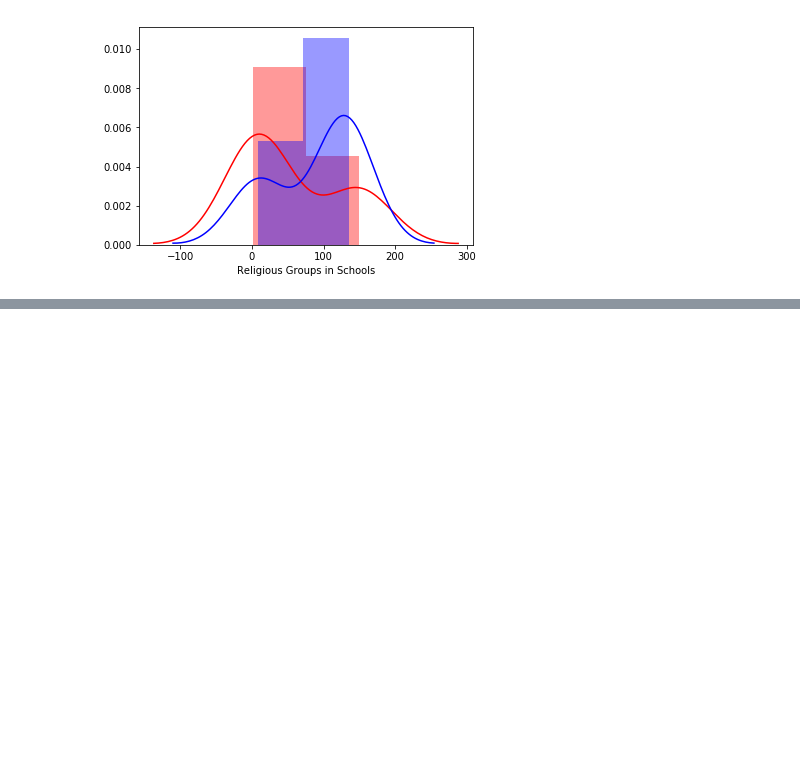
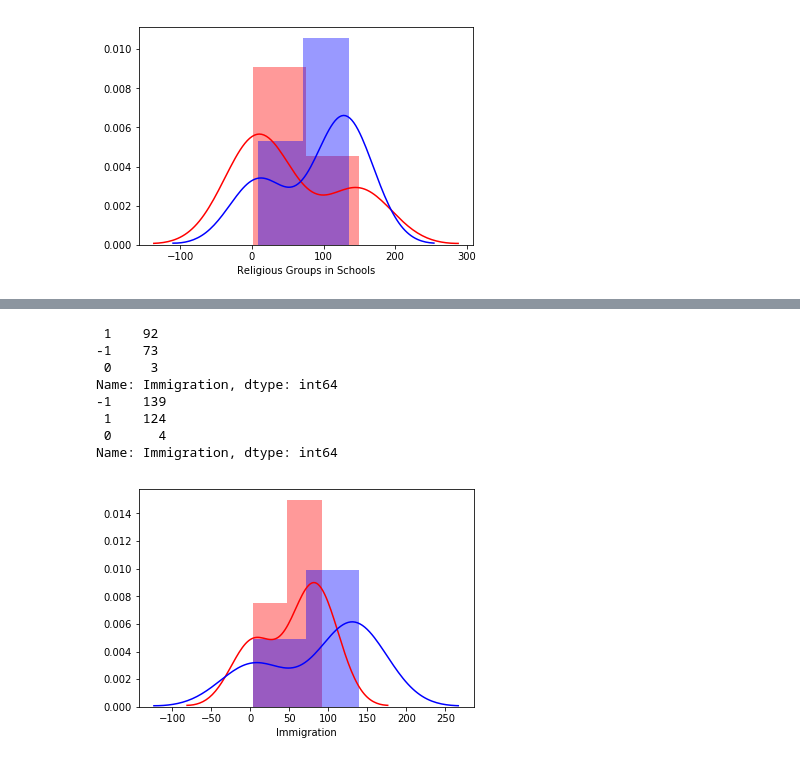
Before and after one commit to npgeorge/DS-Unit-1-Sprint-3-Statistical-Tests-and-Experiments, a Jupyter notebook: Nicholas_George_LS_DS_131_Statistics_Probability_Assignment.ipynb, the cells around one changed output, grey strips where cells are left out. Cells and saved outputs as stored; diff of their text form; code cells hidden in the pictures; blank space fills up the shorter version.

```diff
--- a/Nicholas_George_LS_DS_131_Statistics_Probability_Assignment.ipynb
+++ b/Nicholas_George_LS_DS_131_Statistics_Probability_Assignment.ipynb
@@ -236,0 +294,19 @@ Name: Religious Groups in Schools, dtype: int64
+# %%
+#10th column
+reps_imm = republicans['Immigration'].value_counts()
+sns.distplot(reps_imm,color='r');
+print(reps_imm)
+
+dems_imm = democrats['Immigration'].value_counts()
+sns.distplot(dems_imm, color='b');
+print(dems_imm)
+# %% [output]
+ 1    92
+-1    73
+ 0     3
+Name: Immigration, dtype: int64
+-1    139
+ 1    124
+ 0      4
+Name: Immigration, dtype: int64
+[figure, added]
```
Also changed, not shown: parts of 16 cells of this notebook.
